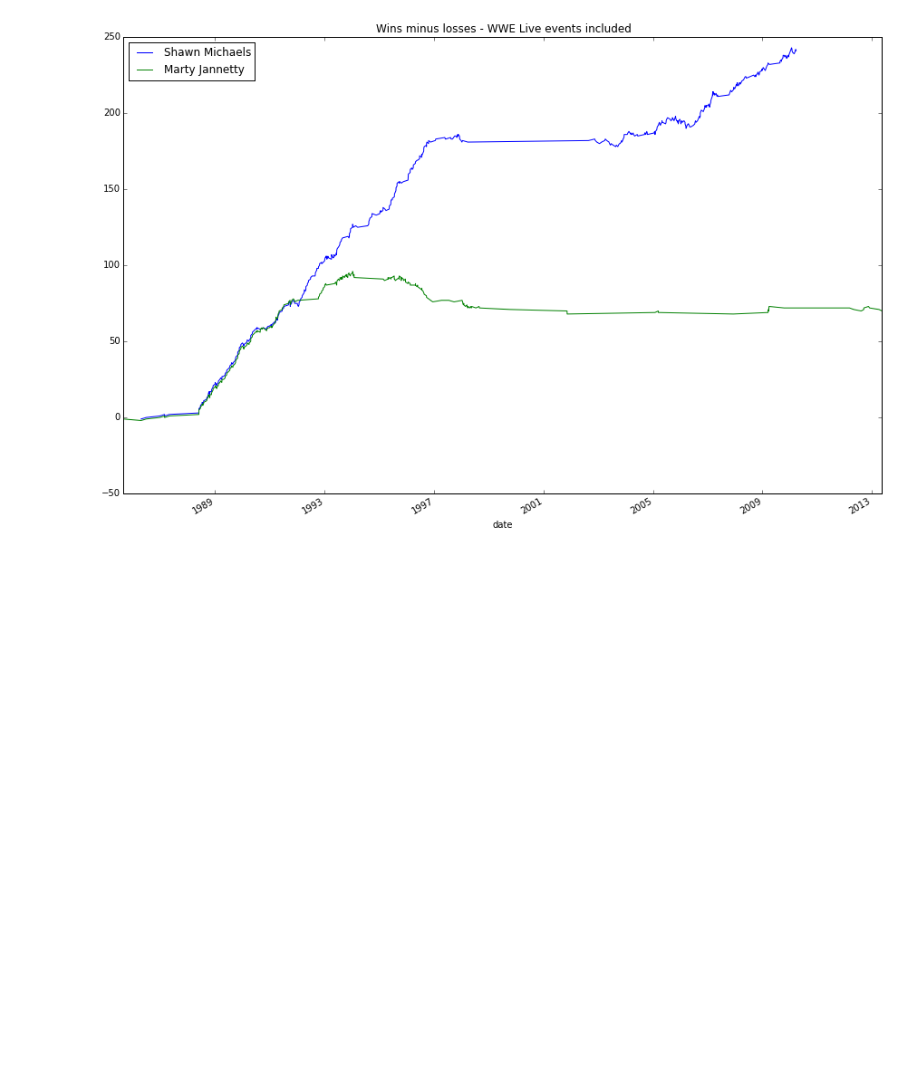
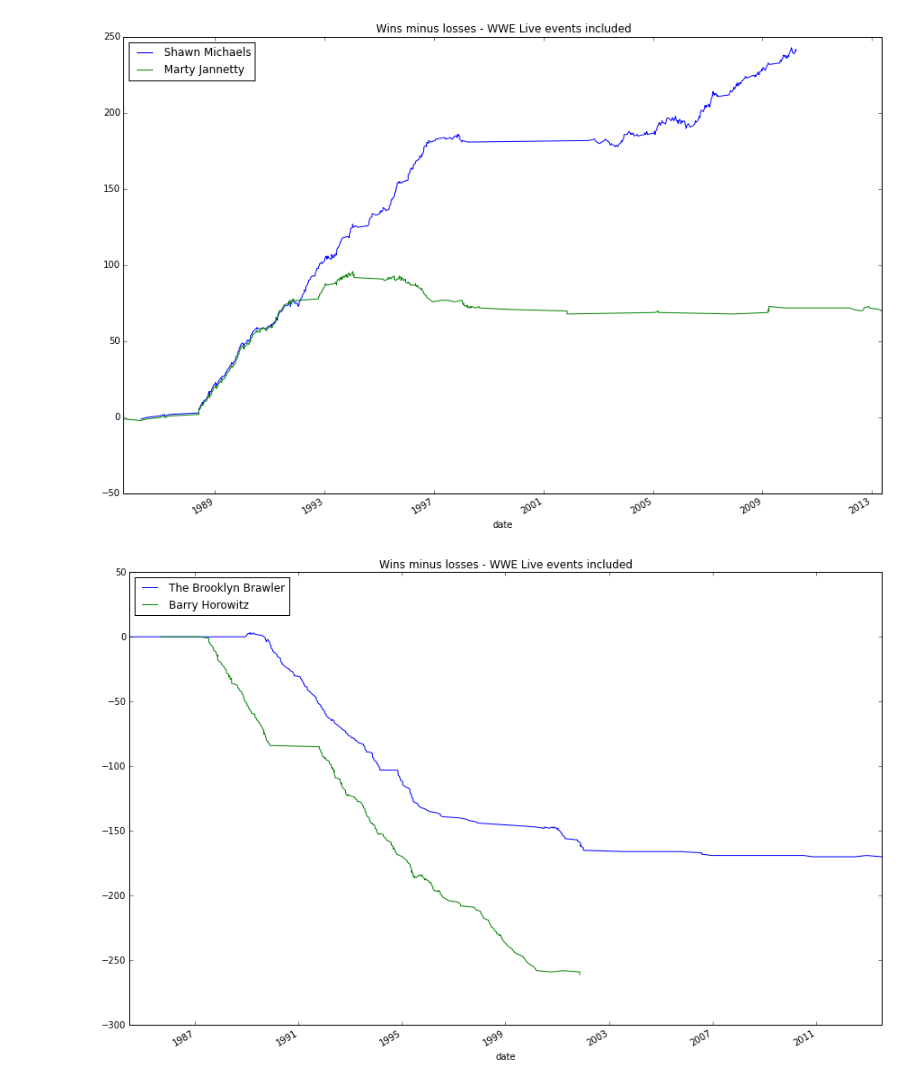
Before and after one commit to jmcdowall60/wrestlingwinloss, a Jupyter notebook: winloss.ipynb, the cells around one changed output. Cells and saved outputs as stored; diff of their text form; code cells hidden in the pictures; blank space fills up the shorter version.

```diff
--- a/winloss.ipynb
+++ b/winloss.ipynb
@@ -123,3 +123,7 @@ plot_records('The Rock','Steve Austin')
 plot_records('Shawn Michaels','Marty Jannetty')
 # %% [output]
 [figure]
+# %%
+plot_records('The Brooklyn Brawler','Barry Horowitz')
+# %% [output]
+[figure, added]
```
